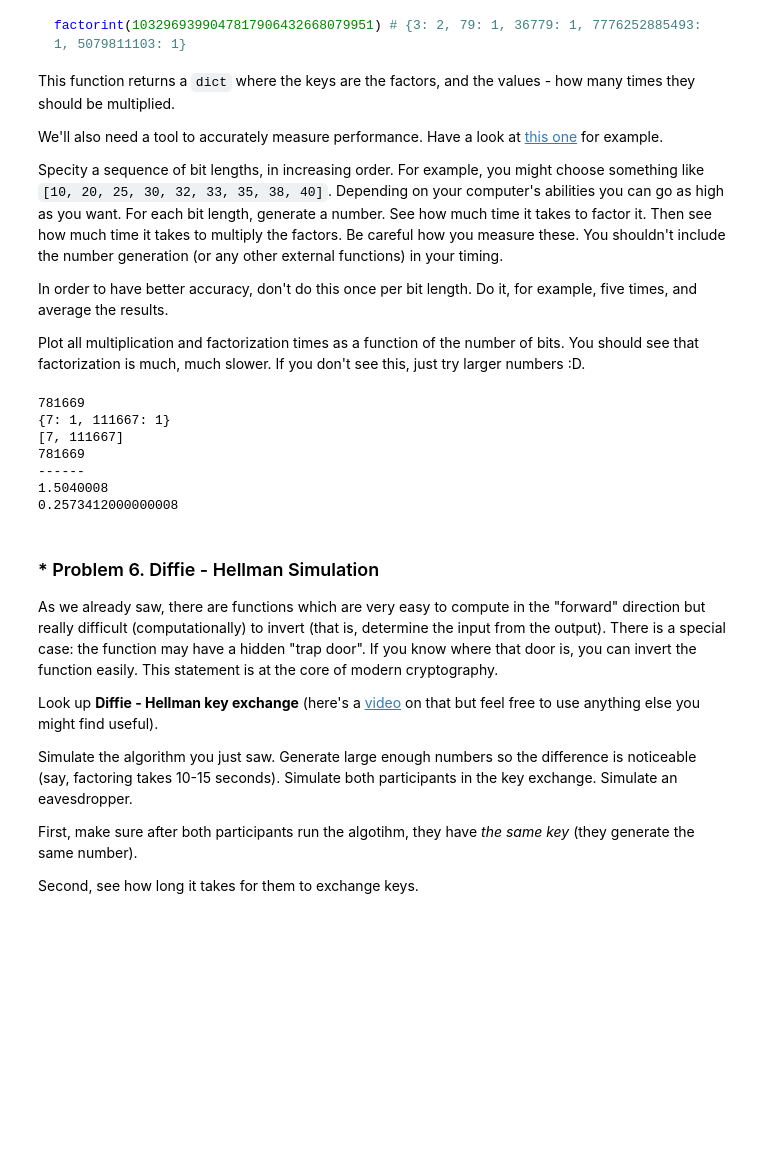
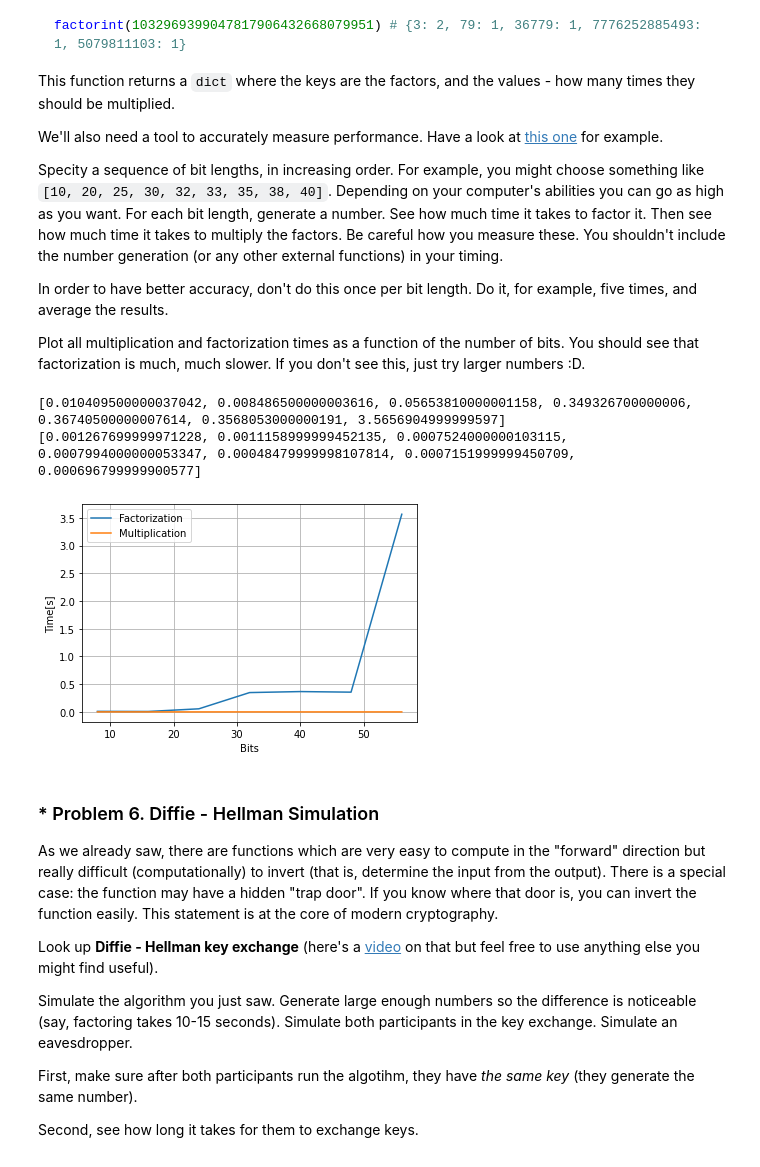
Before and after one commit to momchilantonov/SoftUni-Math-Concepts-For-Developers-February-2021, a Jupyter notebook: Basic-Algebra/Homework/Basic Algebra Exercise.ipynb, the cells around one changed output. Cells and saved outputs as stored; diff of their text form; code cells hidden in the pictures; blank space fills up the shorter version.

```diff
--- a/Basic-Algebra/Homework/Basic Algebra Exercise.ipynb
+++ b/Basic-Algebra/Homework/Basic Algebra Exercise.ipynb
@@ -564,48 +619,43 @@ Specity a sequence of bit lengths, in increasing order. For example, you might c
 In order to have better accuracy, don't do this once per bit length. Do it, for example, five times, and average the results.
 
 Plot all multiplication and factorization times as a function of the number of bits. You should see that factorization is much, much slower. If you don't see this, just try larger numbers :D.
-# %%
-def get_rand_num(num_bits):
-    return randbits(num_bits)
-
-
-def create_mul_list(nums_dict):
-    nums_list = [k ** v for k, v in nums_dict.items()]
-    return nums_list
-
-
-def num_factorization(num):
-    return factorint(num)
-
-
-def num_multiplication(nums_list):
-    result = 1
-    for num in nums_list:
-        result = result * num
-    return result
-
-
-rand_num = get_rand_num(20)
-factor_dict = num_factorization(rand_num)
-mul_list = create_mul_list(factor_dict)
-multiplication = num_multiplication(mul_list)
-
-
-print(rand_num)
-print(factor_dict)
-print(mul_list)
-print(multiplication)
-print("------")
-print(timeit("num_factorization({})", setup="from __main__ import num_factorization", number=1000000))
-print(timeit("num_multiplication({})", setup="from __main__ import num_multiplication", number=1000000))
-# %% [output]
-781669
-{7: 1, 111667: 1}
-[7, 111667]
-781669
-------
-1.5040008
-0.2573412000000008
+# %%
+def get_bits(start_bit, end_bit, step=8):
+    return [bit for bit in range(start_bit, end_bit, step)]
+
+
+def get_times(bits):
+    fact_times = []
+    mul_times = []
+    for bit in bits:
+        fact_param = randbits(bit)
+        mul_param = [k ** v for k, v in factorint(fact_param).items()]
+        fact_time = timeit.timeit(lambda: factorint(fact_param), "from sympy import factorint", number=1000)
+        mul_time = timeit.timeit(lambda: Mul(*mul_param), "from sympy import Mul", number=1000)
+        fact_times.append(fact_time)
+        mul_times.append(mul_time)
+    return fact_times, mul_times
+
+
+def plot_result(bits, fact, mul):
+    plt.plot(bits, fact)
+    plt.plot(bits, mul)
+    plt.legend(["Factorization", "Multiplication"])
+    plt.xlabel("Bits")
+    plt.ylabel("Time[s]")
+    plt.grid()
+    plt.show()
+# %%
+# Test
+bits_list = get_bits(8, 64)
+factorizations, multiplications = get_times(bits_list)
+print(factorizations)
+print(multiplications)
+plot_result(bits_list, factorizations, multiplications)
+# %% [output]
+[0.010409500000037042, 0.008486500000003616, 0.05653810000001158, 0.349326700000006, 0.36740500000007614, 0.3568053000000191, 3.5656904999999597]
+[0.001267699999971228, 0.0011158999999452135, 0.0007524000000103115, 0.0007994000000053347, 0.00048479999998107814, 0.0007151999999450709, 0.000696799999900577]
+[figure, added]
 # %% [markdown]
 ### * Problem 6. Diffie - Hellman Simulation
 As we already saw, there are functions which are very easy to compute in the "forward" direction but really difficult (computationally) to invert (that is, determine the input from the output). There is a special case: the function may have a hidden "trap door". If you know where that door is, you can invert the function easily. This statement is at the core of modern cryptography.
```
Also changed, not shown: parts of 20 cells of this notebook.
